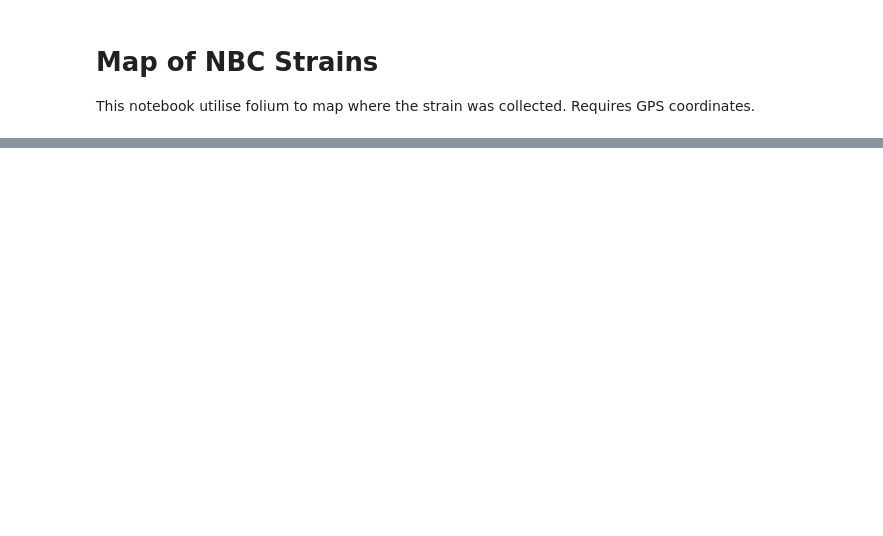
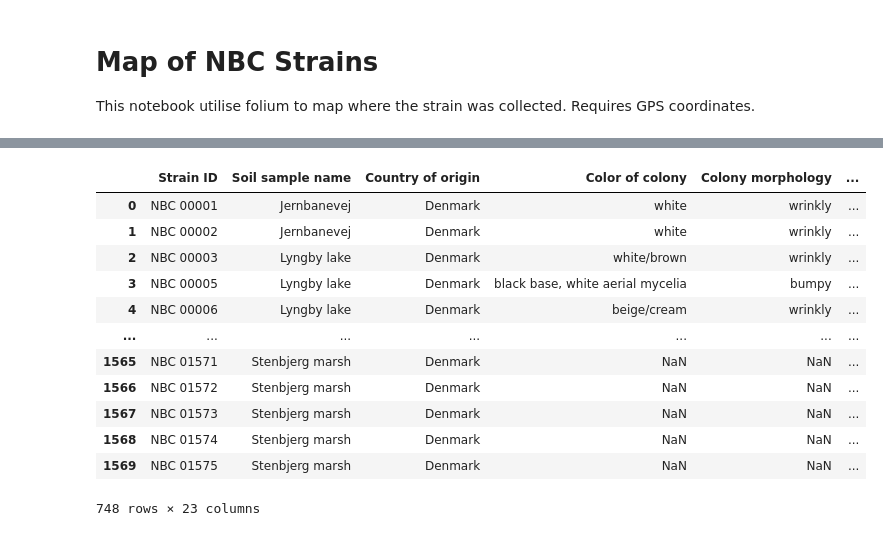
Before and after one commit to NBChub/strainmap, a Jupyter notebook: notebook/strainmap.ipynb, the cells around one changed output, grey strips where cells are left out. Drawn from its saved outputs; the diff is of its cells as text; code cells hidden in the pictures; blank space fills up the shorter version.

```diff
--- a/notebook/strainmap.ipynb
+++ b/notebook/strainmap.ipynb
@@ -10 +11,24 @@ from IPython.display import display, IFrame
+# %%
+# function to convert dms to dd
+# https://stackoverflow.com/questions/33997361/how-to-convert-degree-minute-second-to-degree-decimal
+
+
+def dms2dd(degrees, minutes, seconds, direction):
+    dd = float(degrees) + float(minutes)/60 + float(seconds)/(60*60);
+    if direction == 'E' or direction == 'N':
+        dd *= -1
+    return dd;
+
+def dd2dms(deg):
+    d = int(deg)
+    md = abs(deg - d) * 60
+    m = int(md)
+    sd = (md - m) * 60
+    return [d, m, sd]
+
+def parse_dms(dms):
+    parts = re.split('[^\d\w]+', dms)
+    lat = dms2dd(parts[0], parts[1], parts[2], parts[3])
+
+    return (lat)
 # %%
@@ -21,9 +45,0 @@ df
-# %%
-# extract gps coordinates
-gps = [[float(i.split(', ')[0]), float(i.split(', ')[1])] for i in df['GPS']]
-
-# set sample names
-name = [i for i in df['additional name']]
-
-# set colors
-color = ['red', 'green', 'blue']
@@ -30,2 +101,22 @@ color = ['red', 'green', 'blue']
+# %%
+# drop data without GPS
+df = df_nbc[df_nbc['lat'].notna()]
+df
+
+# notes that some of the coordinates in negative are wrong
+# %% [output]
+|  | Strain ID | Soil sample name | Country of origin | Color of colony | Colony morphology | ... |
+| 0 | NBC 00001 | Jernbanevej | Denmark | white | wrinkly | ... |
+| 1 | NBC 00002 | Jernbanevej | Denmark | white | wrinkly | ... |
+| 2 | NBC 00003 | Lyngby lake | Denmark | white/brown | wrinkly | ... |
+| 3 | NBC 00005 | Lyngby lake | Denmark | black base, white aerial mycelia | bumpy | ... |
+| 4 | NBC 00006 | Lyngby lake | Denmark | beige/cream | wrinkly | ... |
+| ... | ... | ... | ... | ... | ... | ... |
+| 1565 | NBC 01571 | Stenbjerg marsh | Denmark | NaN | NaN | ... |
+| 1566 | NBC 01572 | Stenbjerg marsh | Denmark | NaN | NaN | ... |
+| 1567 | NBC 01573 | Stenbjerg marsh | Denmark | NaN | NaN | ... |
+| 1568 | NBC 01574 | Stenbjerg marsh | Denmark | NaN | NaN | ... |
+| 1569 | NBC 01575 | Stenbjerg marsh | Denmark | NaN | NaN | ... |
+748 rows × 23 columns
 # %%
 # initiate map using a gps location as a starting point
```
Also changed, not shown: parts of 6 cells of this notebook, 4 other files.
